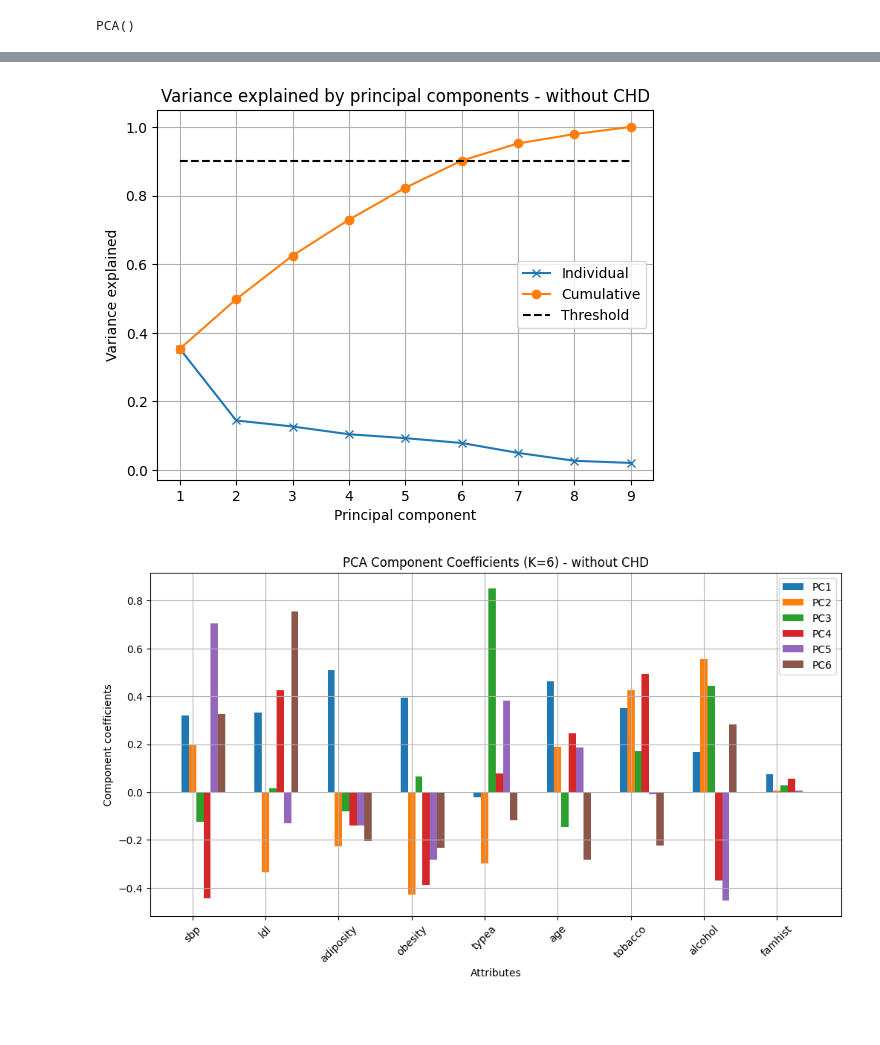
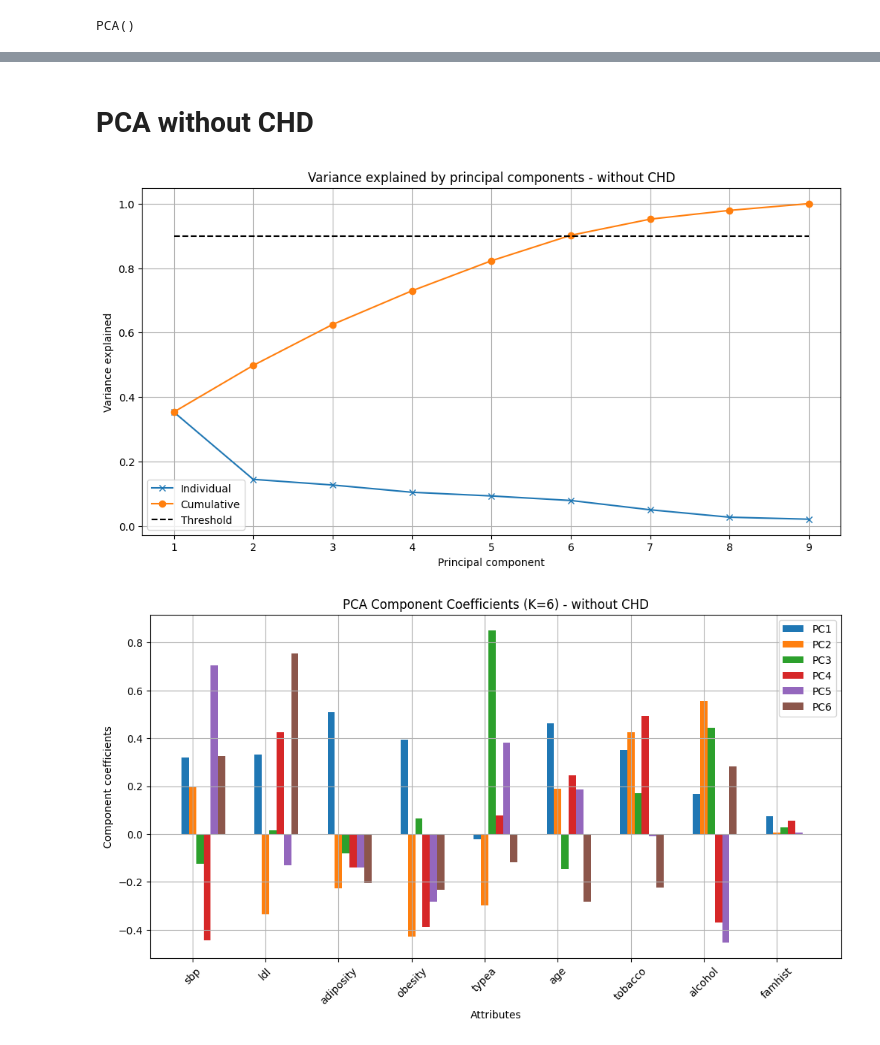
Before and after one commit to rifolio/dtu-projects-2025-autumn, a Jupyter notebook: machine-learning/ML-project-1.ipynb, the cells around one changed output, grey strips where cells are left out. Cells and saved outputs as stored; diff of their text form; code cells hidden in the pictures; blank space fills up the shorter version.

```diff
--- a/machine-learning/ML-project-1.ipynb
+++ b/machine-learning/ML-project-1.ipynb
@@ -198,21 +181,23 @@ plt.show()
+# %% [markdown]
+# PCA without CHD
 # %%
 # 90% threshold for variance explained
 threshold = 0.9
 
 rho = pca.explained_variance_ratio_
-# Plot variance explained
-plt.figure()
+
+plt.figure(figsize=(12, 6))
 plt.plot(range(1, len(rho) + 1), rho, "x-")
 plt.plot(range(1, len(rho) + 1), np.cumsum(rho), "o-")
 plt.plot([1, len(rho)], [threshold, threshold], "k--")
 plt.title("Variance explained by principal components - without CHD")
 plt.xlabel("Principal component")
 plt.ylabel("Variance explained")
 plt.legend(["Individual", "Cumulative", "Threshold"])
 plt.grid()
 plt.show()
 # %% [output]
-[figure, old version]
+[figure, new version]
 # %%
 bar_width = 0.1
 k_components = 6
```
Also changed, not shown: parts of 16 cells of this notebook, 1 other file.
